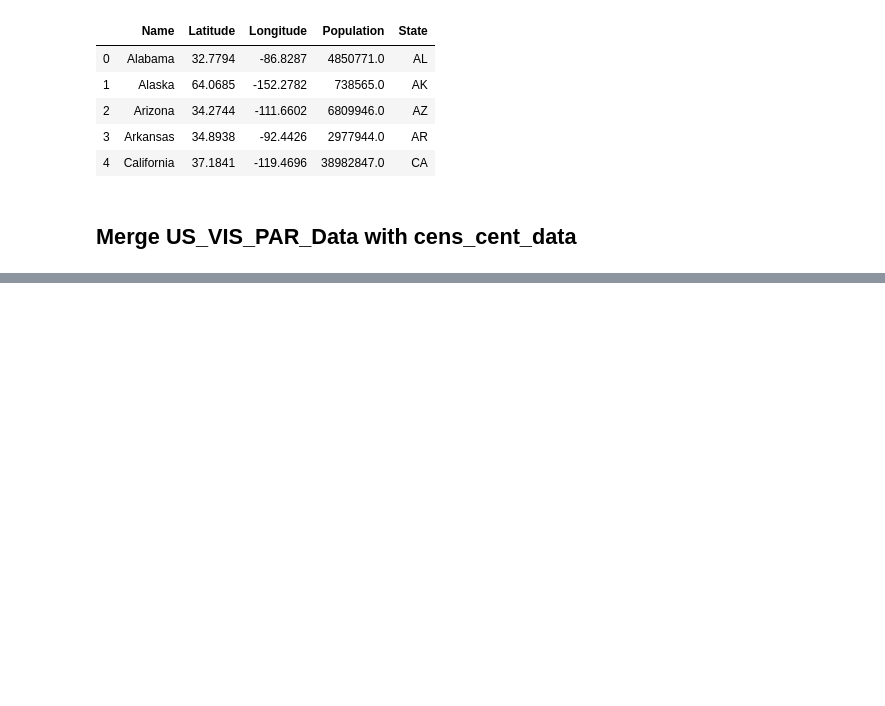
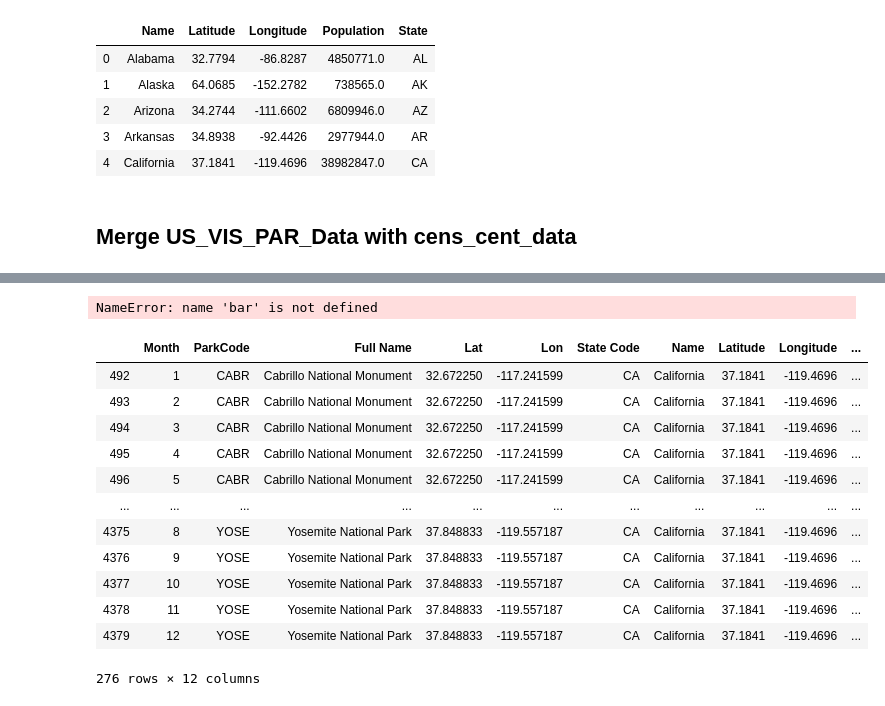
Before and after one commit to Eng-Hisham991/National_Park_Analysis, a Jupyter notebook: Visitors VS Pop (Final).ipynb, the cells around one changed output, grey strips where cells are left out. Drawn from its saved outputs; the diff is of its cells as text; code cells hidden in the pictures; blank space fills up the shorter version.

```diff
--- a/Visitors VS Pop (Final).ipynb
+++ b/Visitors VS Pop (Final).ipynb
@@ -299,0 +370,19 @@ Final_Data.tail()
+# %%
+import plotly.graph_objects as go
+# animals=['giraffes', 'orangutans', 'monkeys']
+CA_df = df.loc[df['State Code']=='CA']
+TX_df= df.loc[df['State Code']=='TX']
+
+fig = go.Figure(data=[
+    go.Bar(name='CA', x=CA_df['Month'], y=CA_df['Total Visitors']),
+    go.Bar(name='TX', x=TX_df['Month'], y=TX_df['Total Visitors'])])
+y_title = "Total Visitors (Billion)"
+x_title = "Months"
+fig.update_xaxes(title_text=x_title)
+fig.update_yaxes(title_text=y_title)
+# Change the bar mode
+fig.update_layout(barmode='group',title='Total visitors of CA & Total visitors of TX over months of 2019 ')
+
+
+# Save the Image
+fig.write_image("./PNG/Total visitors of CA & Total visitors of TX over months of 2019.png")
@@ -300 +394,33 @@ Final_Data.tail()
+# %%
+trace1 = bar(
+    x=CA_df['Month'],
+    y=CA_df['Total Visitors'],
+    name='First Trace',
+    showlegend=False
+)
+trace2 = bar(
+    x=TX_df['Month'],
+    y=TX_df['Total Visitors'],
+    name='Second Trace',
+    showlegend=True
+)
+data = Data([trace1, trace2])
+# %% [output]
+NameError: name 'bar' is not defined
+# %%
+CA_df
+# %% [output]
+|  | Month | ParkCode | Full Name | Lat | Lon | State Code | Name | Latitude | Longitude | ... |
+| 492 | 1 | CABR | Cabrillo National Monument | 32.672250 | -117.241599 | CA | California | 37.1841 | -119.4696 | ... |
+| 493 | 2 | CABR | Cabrillo National Monument | 32.672250 | -117.241599 | CA | California | 37.1841 | -119.4696 | ... |
+| 494 | 3 | CABR | Cabrillo National Monument | 32.672250 | -117.241599 | CA | California | 37.1841 | -119.4696 | ... |
+| 495 | 4 | CABR | Cabrillo National Monument | 32.672250 | -117.241599 | CA | California | 37.1841 | -119.4696 | ... |
+| 496 | 5 | CABR | Cabrillo National Monument | 32.672250 | -117.241599 | CA | California | 37.1841 | -119.4696 | ... |
+| ... | ... | ... | ... | ... | ... | ... | ... | ... | ... | ... |
+| 4375 | 8 | YOSE | Yosemite National Park | 37.848833 | -119.557187 | CA | California | 37.1841 | -119.4696 | ... |
+| 4376 | 9 | YOSE | Yosemite National Park | 37.848833 | -119.557187 | CA | California | 37.1841 | -119.4696 | ... |
+| 4377 | 10 | YOSE | Yosemite National Park | 37.848833 | -119.557187 | CA | California | 37.1841 | -119.4696 | ... |
+| 4378 | 11 | YOSE | Yosemite National Park | 37.848833 | -119.557187 | CA | California | 37.1841 | -119.4696 | ... |
+| 4379 | 12 | YOSE | Yosemite National Park | 37.848833 | -119.557187 | CA | California | 37.1841 | -119.4696 | ... |
+276 rows × 12 columns
 # %%
```
Also changed, not shown: parts of 35 cells of this notebook, 1 other file.
